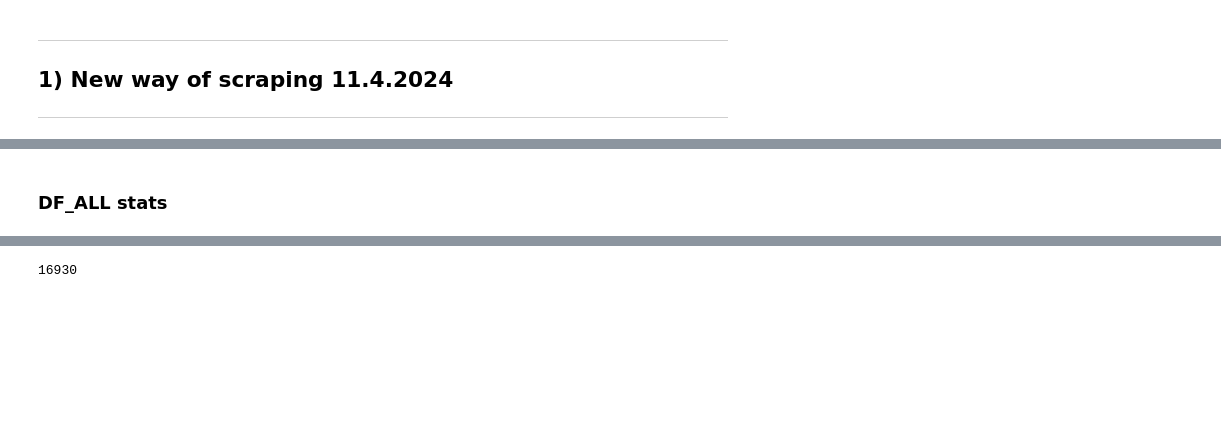
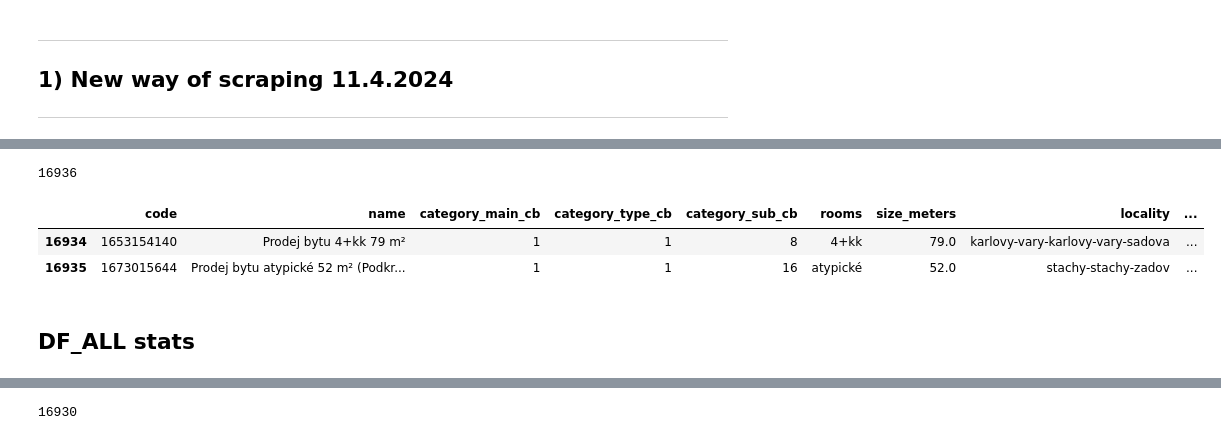
Before and after one commit to JirkaZelenka/Sreality, a Jupyter notebook: scraper.ipynb, the cells around one changed output, grey strips where cells are left out. Cells and saved outputs as stored; diff of their text form; code cells hidden in the pictures; blank space fills up the shorter version.

```diff
--- a/scraper.ipynb
+++ b/scraper.ipynb
@@ -67,10 +61,15 @@ data_prodej_byty = scraper.run_scraping(
 # %%
 df_data_prodej_byty = pd.DataFrame(data_prodej_byty)
 print(len(df_data_prodej_byty))
 display(df_data_prodej_byty.tail(2))
-df_data_prodej_byty.to_csv("data_2024/data_202404DD_HHMM.csv", sep=";", encoding="utf-8")
+df_data_prodej_byty.to_csv("data_2024/data_20240415_HHMM.csv", sep=";", encoding="utf-8")
+# %% [output]
+16936
+|  | code | name | category_main_cb | category_type_cb | category_sub_cb | rooms | size_meters | locality | ... |
+| 16934 | 1653154140 | Prodej bytu 4+kk 79 m² | 1 | 1 | 8 | 4+kk | 79.0 | karlovy-vary-karlovy-vary-sadova | ... |
+| 16935 | 1673015644 | Prodej bytu atypické 52 m² (Podkr... | 1 | 1 | 16 | atypické | 52.0 | stachy-stachy-zadov | ... |
 # %% [markdown]
-### DF_ALL stats
+## DF_ALL stats
 # %%
 df_data_all["category_main_cb"].value_counts()
 # %%
```
Also changed, not shown: parts of 19 cells of this notebook, 2 other files.
